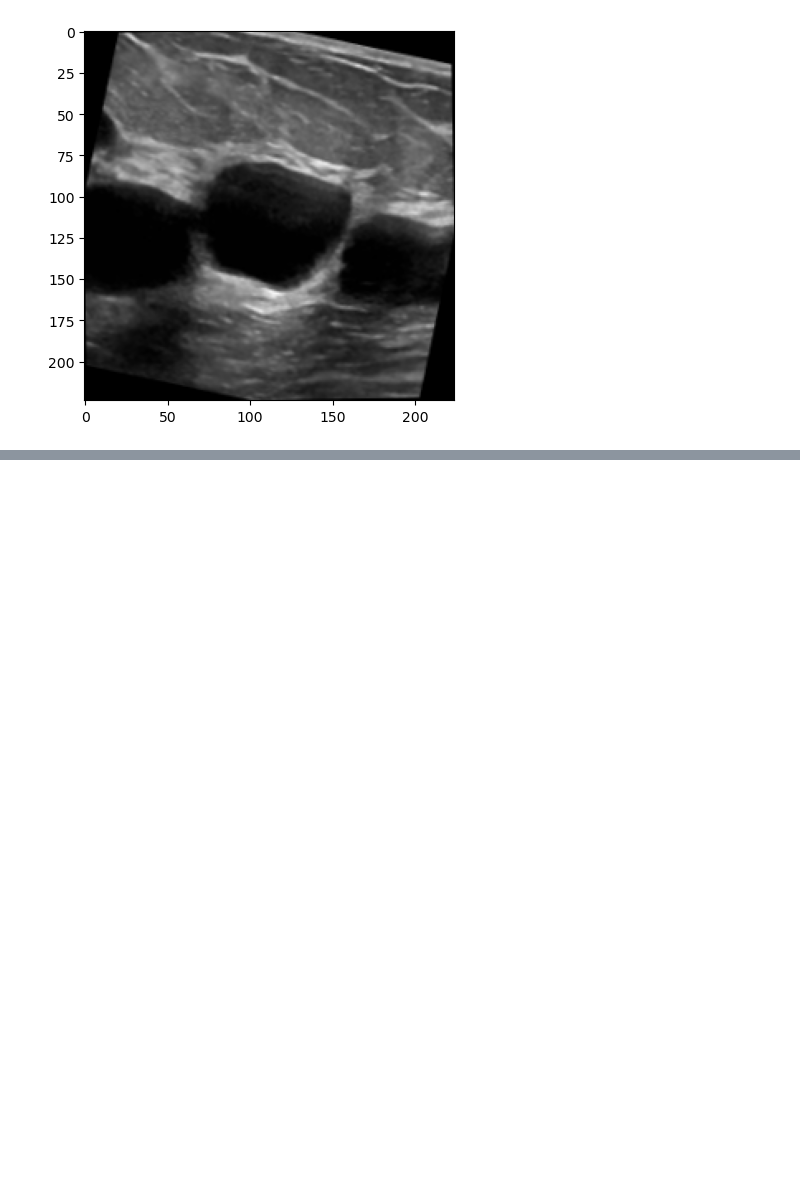
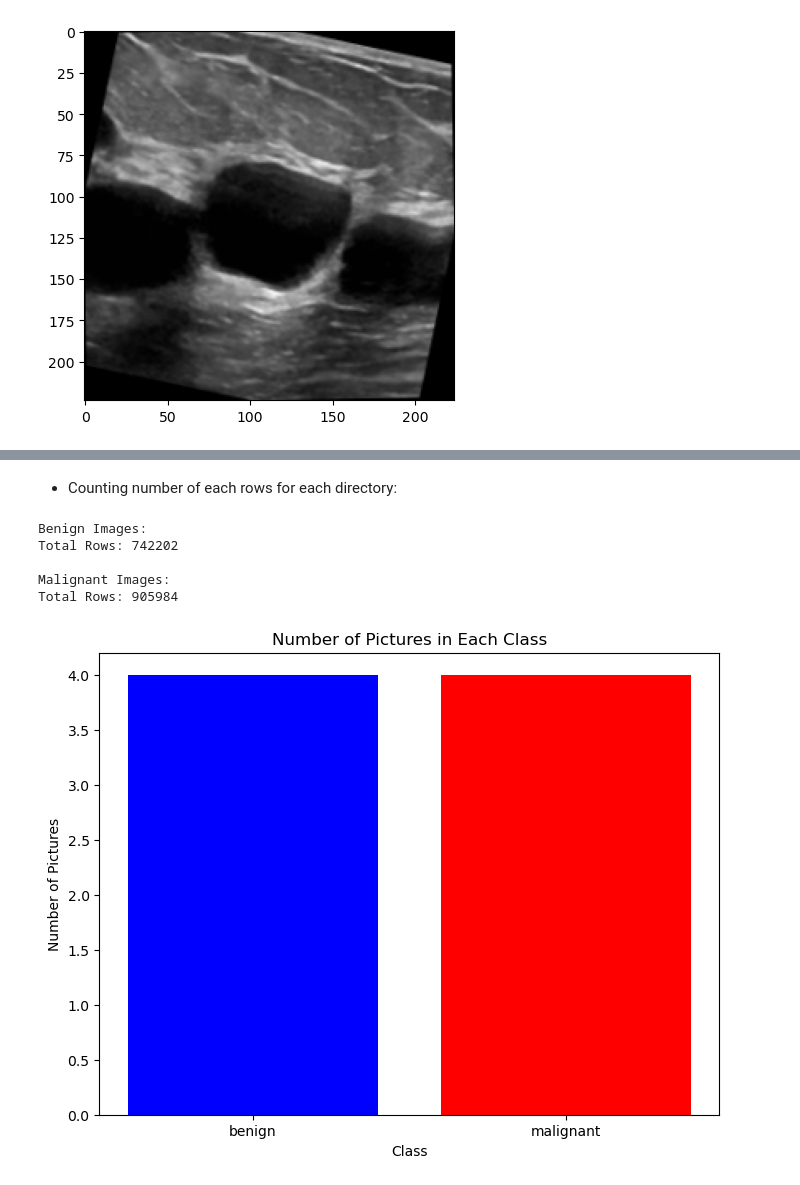
Before and after one commit to alirazi1992/BreastCancerUltrasound, a Jupyter notebook: Capstone-UltrasoundBreastCancer.ipynb, the cells around one changed output, grey strips where cells are left out. Saved outputs shown, nothing was run; the diff lists cells and outputs as text; code cells hidden in the pictures; blank space fills up the shorter version.

```diff
--- a/Capstone-UltrasoundBreastCancer.ipynb
+++ b/Capstone-UltrasoundBreastCancer.ipynb
@@ -38,0 +67,54 @@ Count_Imag
+# %% [markdown]
+- Counting number of each rows for each directory:
+# %%
+from PIL import Image
+
+def count_rows(directory):
+    image_paths = [os.path.join(directory, filename) for filename in os.listdir(directory) if filename.endswith(".png")]
+    total_rows = 0
+
+    for image_path in image_paths:
+        with Image.open(image_path) as img:
+            width, height = img.size
+            total_rows += height
+
+    return total_rows
+
+directory_benign = "/Users/alirazi/BreastCancerUltrasound/data/ultrasound breast classification/train/benign"
+directory_malignant = "/Users/alirazi/BreastCancerUltrasound/data/ultrasound breast classification/train/malignant"
+
+rows_benign = count_rows(directory_benign)
+
+rows_malignant = count_rows(directory_malignant)
+
+print("Benign Images:")
+print(f"Total Rows: {rows_benign}")
+
+print("\nMalignant Images:")
+print(f"Total Rows: {rows_malignant}")
+# %% [output]
+Benign Images:
+Total Rows: 742202
+
+Malignant Images:
+Total Rows: 905984
+# %%
+import pandas as pd
+import matplotlib.pyplot as plt
+
+data = {
+    'Class': ['benign', 'benign', 'malignant', 'benign', 'malignant', 'benign', 'malignant', 'malignant'],
+}
+
+df = pd.DataFrame(data)
+
+class_counts = df['Class'].value_counts()
+
+plt.figure(figsize=(8, 6))
+plt.bar(class_counts.index, class_counts.values, color=['blue', 'red'])
+plt.xlabel('Class')
+plt.ylabel('Number of Pictures')
+plt.title('Number of Pictures in Each Class')
+plt.show()
+# %% [output]
+[figure, added]
```
Also changed, not shown: parts of 47 cells of this notebook.
